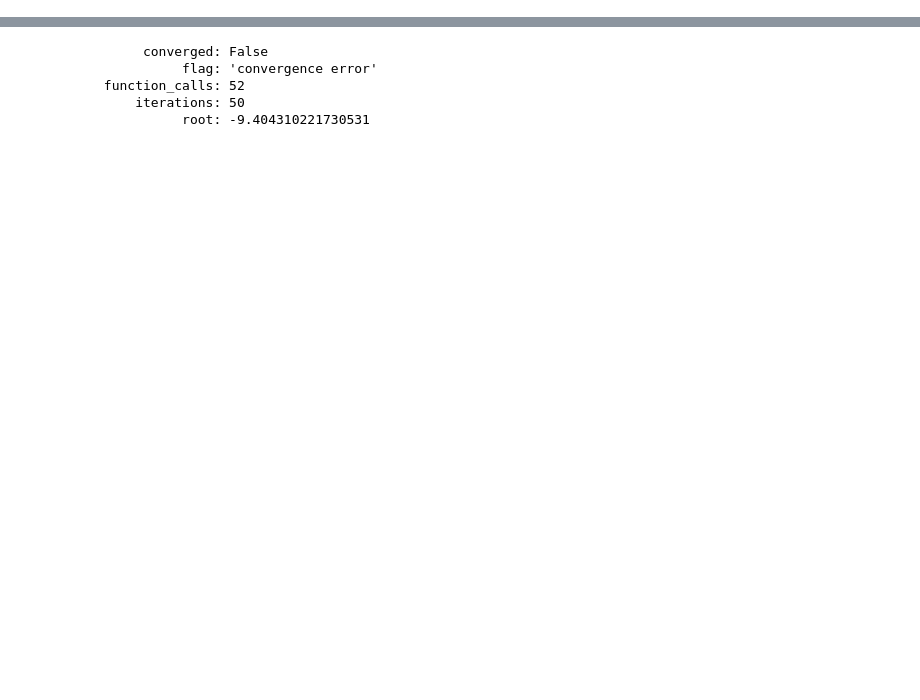
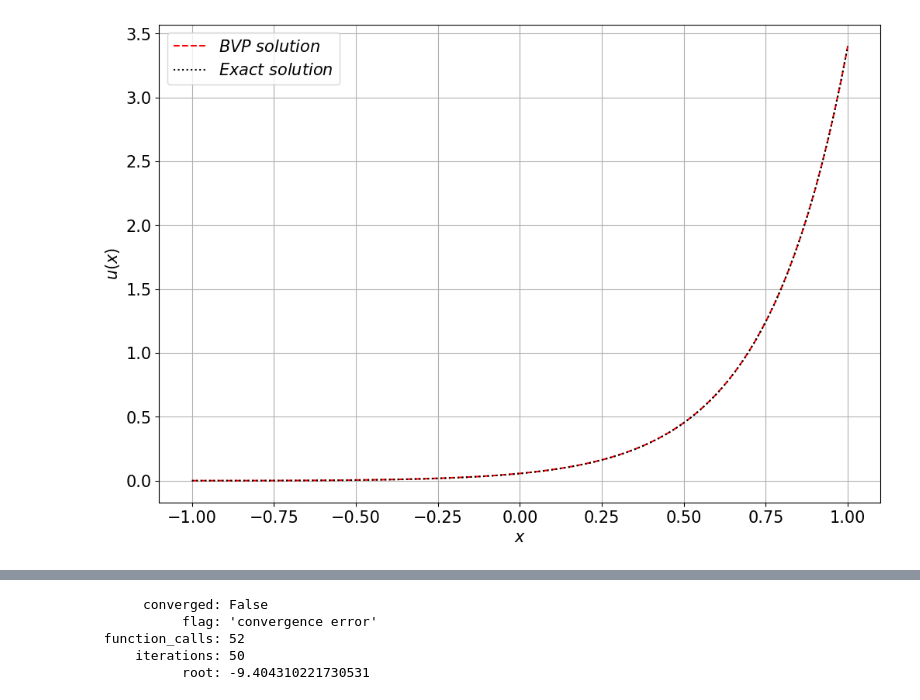
Before and after one commit to La-Folia/Numerical-Analysis, a Jupyter notebook: Linear_Algebra_Eigensystems/Homework4_3_Two-point_BVPs.ipynb, the cells around one changed output, grey strips where cells are left out. Drawn from its saved outputs; the diff is of its cells as text; code cells hidden in the pictures; blank space fills up the shorter version.

```diff
--- a/Linear_Algebra_Eigensystems/Homework4_3_Two-point_BVPs.ipynb
+++ b/Linear_Algebra_Eigensystems/Homework4_3_Two-point_BVPs.ipynb
@@ -134,0 +145,40 @@ plt.savefig("Two-point_BPS2.pdf")
+# %%
+# boundary values
+a, b = 0, 3.400221185772245
+
+N  = 100
+xj = np.linspace(-1, 1, N)
+h  = xj[1] - xj[0]
+
+# right-hand side
+wj = np.exp(4*xj)
+wj[0], wj[-1] = a, b # this is where the boundary values go to
+
+D2 = finite_diff_2nd(N) / h**2
+D2[ 0, :] *= 0
+D2[-1, :] *= 0
+
+D2[ 0,  0] = 1
+D2[-1, -1] = 1
+
+# solve linear equations
+phij = la.solve(D2, wj)
+
+# draw
+
+plt.figure(figsize = (12,8))
+
+plt.plot(xj     , phij   , "--r", label="$BVP$ $solution$")
+
+xj = np.linspace(-1, 1, N)
+x = 3.400221185772245
+b1 = x / 2 - (np.exp(-4) / 16 + np.exp(4) / 16) / 2
+a1 = x + -np.exp(4)/16 - b1
+plt.plot(xj, np.exp(4 * xj) / 16 + a1 * xj + b1, ':k', label="$Exact$ $solution$")
+plt.xlabel("$x$")
+plt.ylabel("$u(x)$")
+plt.grid()
+plt.legend()
+plt.savefig('BVPsolution_Exact3.pdf')
+# %% [output]
+[figure, added]
```
Also changed, not shown: parts of 9 cells of this notebook, 15 other files.
